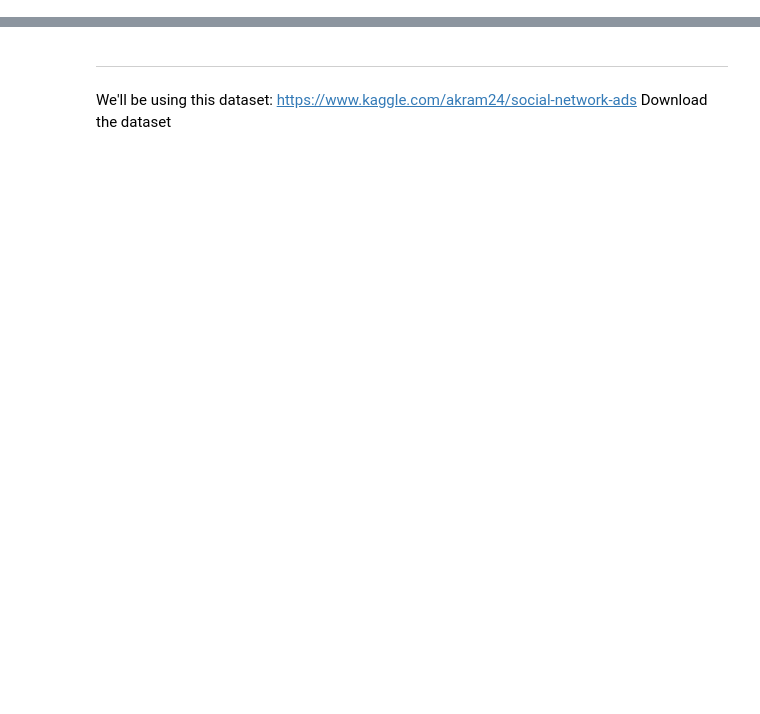
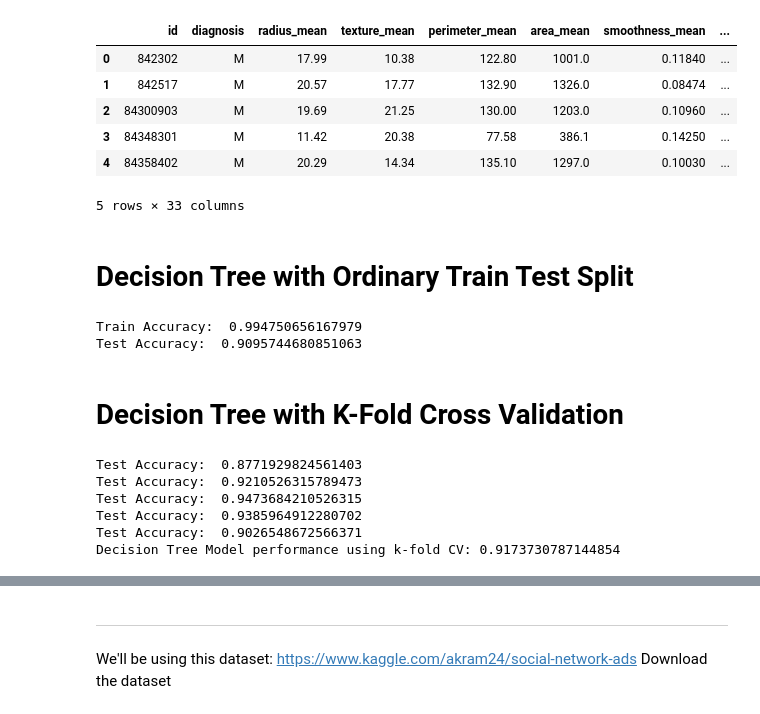
Before and after one commit to CornellDataScience/info1998, a Jupyter notebook: resources/demos/lec8_demo.ipynb, the cells around one changed output, grey strips where cells are left out. Cells and saved outputs as stored; diff of their text form; code cells hidden in the pictures; blank space fills up the shorter version.

```diff
--- a/resources/demos/lec8_demo.ipynb
+++ b/resources/demos/lec8_demo.ipynb
@@ -108,0 +21,15 @@ https://chrisalbon.com/code/machine_learning/support_vector_machines/svc_paramet
+# %%
+df = pd.read_csv('lecture8example.csv')
+X=df.drop(['id', 'diagnosis', 'Unnamed: 32'], axis=1)
+Y=df['diagnosis']
+df.head()
+# %% [output]
+|  | id | diagnosis | radius_mean | texture_mean | perimeter_mean | area_mean | smoothness_mean | ... |
+| 0 | 842302 | M | 17.99 | 10.38 | 122.80 | 1001.0 | 0.11840 | ... |
+| 1 | 842517 | M | 20.57 | 17.77 | 132.90 | 1326.0 | 0.08474 | ... |
+| 2 | 84300903 | M | 19.69 | 21.25 | 130.00 | 1203.0 | 0.10960 | ... |
+| 3 | 84348301 | M | 11.42 | 20.38 | 77.58 | 386.1 | 0.14250 | ... |
+| 4 | 84358402 | M | 20.29 | 14.34 | 135.10 | 1297.0 | 0.10030 | ... |
+5 rows × 33 columns
+# %% [markdown]
+# Decision Tree with Ordinary Train Test Split
@@ -108,0 +38,49 @@ https://chrisalbon.com/code/machine_learning/support_vector_machines/svc_paramet
+# %%
+
+# Creates the Decision Tree Classifier
+model=tree.DecisionTreeClassifier(max_depth=5)
+
+#TODO: train the model
+model.fit(X_train, Y_train)
+
+#TODO: Calculate the training and testing accuracy
+dtree_predict_train = model.predict(X_train)
+dtree_predict_test = model.predict(X_test)
+
+print("Train Accuracy: ", accuracy_score(Y_train, dtree_predict_train))
+print("Test Accuracy: ", accuracy_score(Y_test, dtree_predict_test) )
+# %% [output]
+Train Accuracy:  0.994750656167979
+Test Accuracy:  0.9095744680851063
+# %% [markdown]
+# Decision Tree with K-Fold Cross Validation
+# %%
+from sklearn.model_selection import KFold
+
+incX = X
+incY = Y
+
+#Fill in code here
+kf = KFold(n_splits=5)
+
+scorelist = []
+
+for train_index, test_index in kf.split(incX):
+  X_train = incX.iloc[train_index]
+  Y_train = incY.iloc[train_index]
+  X_test = incX.iloc[test_index]
+  Y_test = incY.iloc[test_index]
+
+  model.fit(X_train, Y_train)
+  dtree_pred_test = model.predict(X_test)
+  print("Test Accuracy: ", accuracy_score(Y_test, dtree_pred_test))
+  scorelist.append(accuracy_score(Y_test, dtree_pred_test))
+
+print("Decision Tree Model performance using k-fold CV: " + str(np.mean(scorelist)))
+# %% [output]
+Test Accuracy:  0.8771929824561403
+Test Accuracy:  0.9210526315789473
+Test Accuracy:  0.9473684210526315
+Test Accuracy:  0.9385964912280702
+Test Accuracy:  0.9026548672566371
+Decision Tree Model performance using k-fold CV: 0.9173730787144854
```
Also changed, not shown: parts of 20 cells of this notebook, 11 other files.
